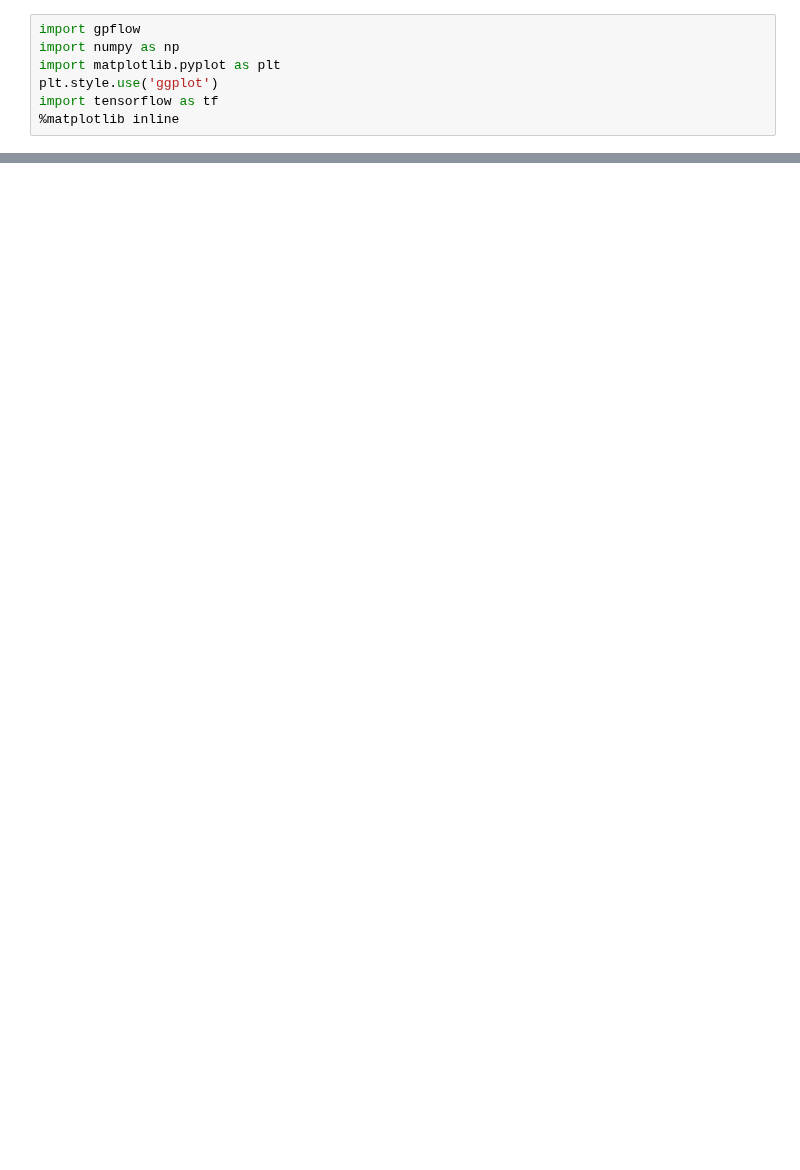
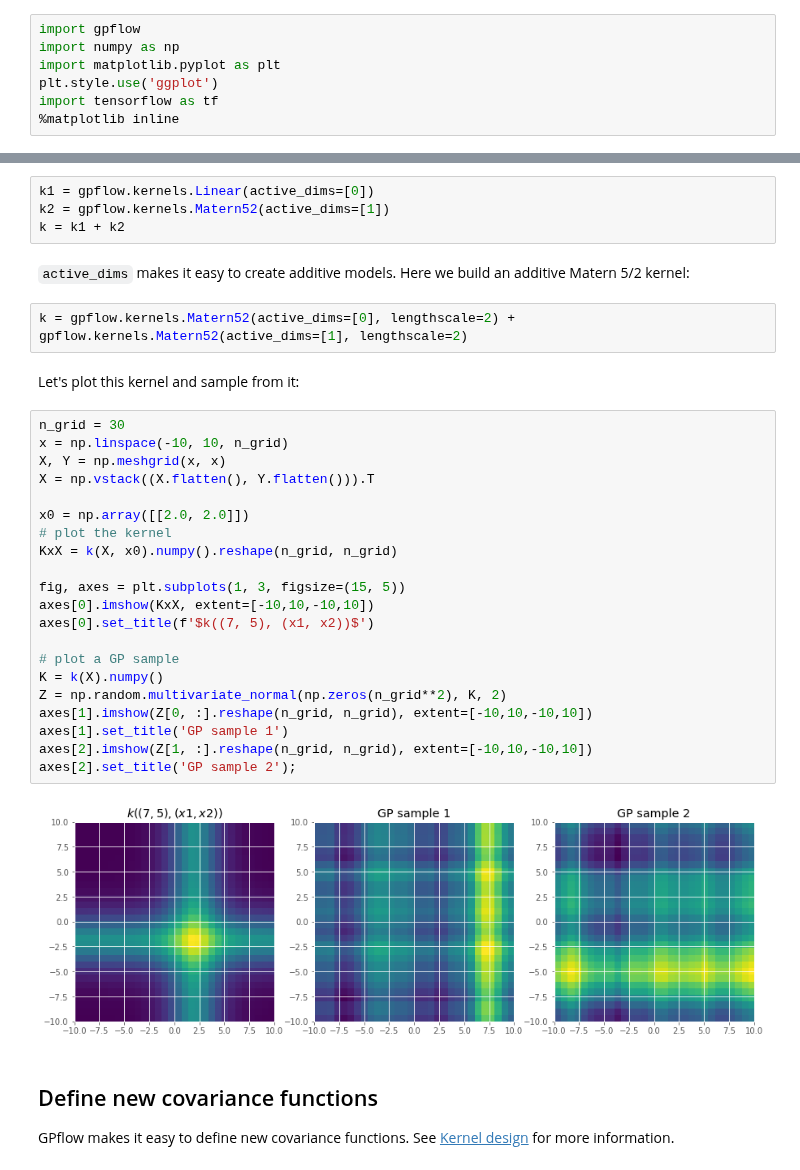
Before and after one commit to GPflow/GPflow, a Jupyter notebook: doc/source/notebooks/advanced/kernels.ipynb, the cells around one changed output, grey strips where cells are left out. Cells and saved outputs as stored; diff of their text form; blank space fills up the shorter version.

```diff
--- a/doc/source/notebooks/advanced/kernels.ipynb
+++ b/doc/source/notebooks/advanced/kernels.ipynb
@@ -179,0 +171,37 @@ GPflow makes is easy to define new covariance functions. This is covered in the
+# %%
+k1 = gpflow.kernels.Linear(active_dims=[0])
+k2 = gpflow.kernels.Matern52(active_dims=[1])
+k = k1 + k2
+# %% [markdown]
+`active_dims` makes it easy to create additive models. Here we build an additive Matern 5/2 kernel:
+# %%
+k = gpflow.kernels.Matern52(active_dims=[0], lengthscale=2) + gpflow.kernels.Matern52(active_dims=[1], lengthscale=2)
+# %% [markdown]
+Let's plot this kernel and sample from it:
+# %%
+n_grid = 30
+x = np.linspace(-10, 10, n_grid)
+X, Y = np.meshgrid(x, x)
+X = np.vstack((X.flatten(), Y.flatten())).T
+
+x0 = np.array([[2.0, 2.0]])
+# plot the kernel
+KxX = k(X, x0).numpy().reshape(n_grid, n_grid)
+
+fig, axes = plt.subplots(1, 3, figsize=(15, 5))
+axes[0].imshow(KxX, extent=[-10,10,-10,10])
+axes[0].set_title(f'$k((7, 5), (x1, x2))$')
+
+# plot a GP sample
+K = k(X).numpy()
+Z = np.random.multivariate_normal(np.zeros(n_grid**2), K, 2)
+axes[1].imshow(Z[0, :].reshape(n_grid, n_grid), extent=[-10,10,-10,10])
+axes[1].set_title('GP sample 1')
+axes[2].imshow(Z[1, :].reshape(n_grid, n_grid), extent=[-10,10,-10,10])
+axes[2].set_title('GP sample 2');
+# %% [output]
+[figure, added]
+# %% [markdown]
+## Define new covariance functions
+
+GPflow makes it easy to define new covariance functions. See [Kernel design](../tailor/kernel_design.ipynb) for more information.
```
Also changed, not shown: parts of 37 cells of this notebook, 46 other files.
